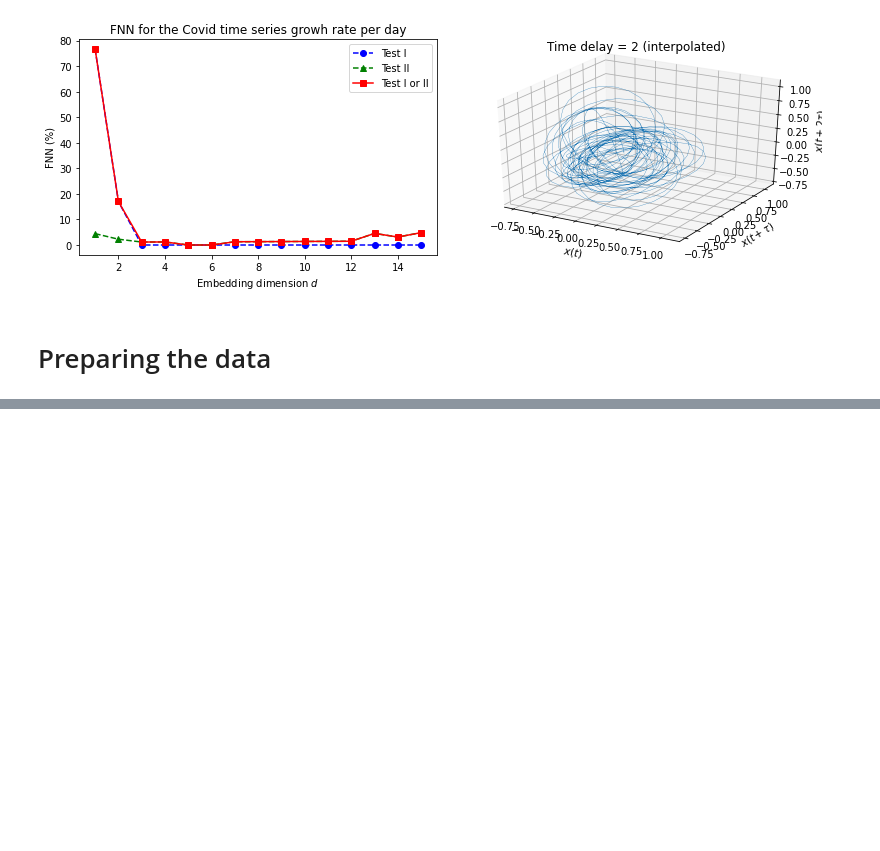
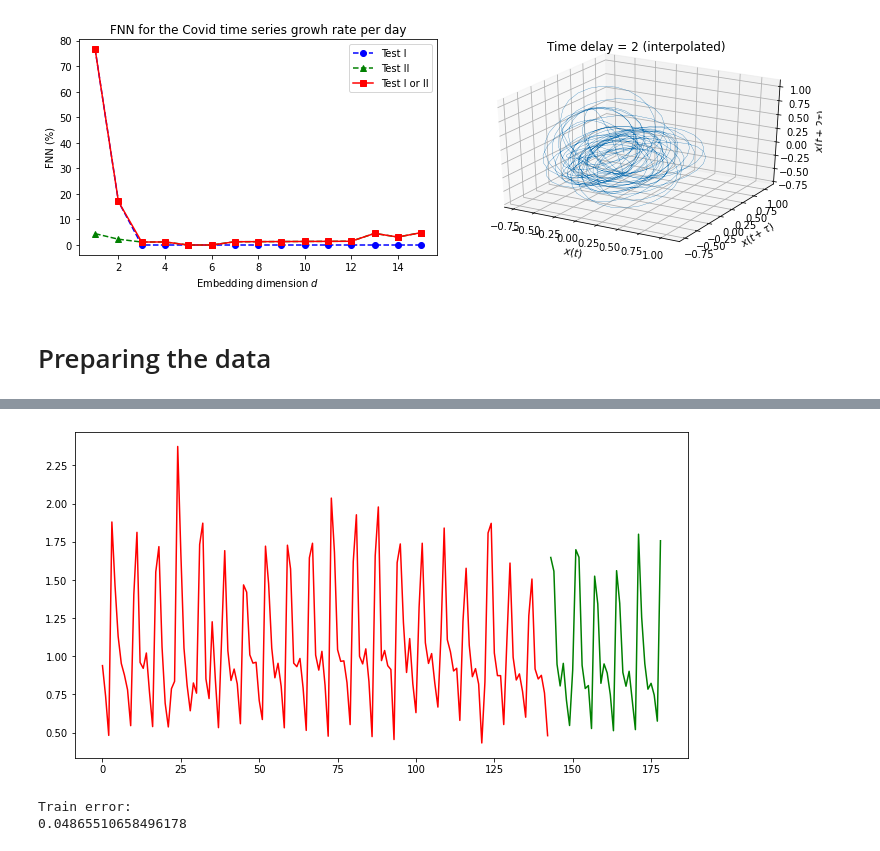
Before and after one commit to tiagoCuervo/coronacle, a Jupyter notebook: chaotic_eda.ipynb, the cells around one changed output, grey strips where cells are left out. Cells and saved outputs as stored; diff of their text form; code cells hidden in the pictures; blank space fills up the shorter version.

Commit message:
Testing approximations

```diff
--- a/chaotic_eda.ipynb
+++ b/chaotic_eda.ipynb
@@ -821,0 +1038,18 @@ plt.plot(np.array(dataset)[:, 1])
+# %%
+variable  = 'new_cases'
+x = data[variable].values[275:]
+x[x == 0] = 1.0
+timeSeries = x[1:] / x[:-1]
+timeSeries = timeSeries[np.where(~np.isnan(timeSeries))[0]]
+# %%
+split = int(0.8 * len(timeSeries))
+train, test = timeSeries[0:split], timeSeries[split:]
+trainData, trainLabels = series2AutoRegressiveDataset(train, stateDim=8, lag=4)
+testData, testLabels = series2AutoRegressiveDataset(test, stateDim=8, lag=4)
+# %%
+plt.figure(figsize=(11,6))
+plt.plot(range(0, split), train, c='r')
+plt.plot(range(split, len(timeSeries)), test, c='g')
+plt.show()
+# %% [output]
+[figure, added]
@@ -821,0 +1061,8 @@ plt.plot(np.array(dataset)[:, 1])
+# %%
+pred_training = esn.fit(trainData, trainLabels)
+
+trainApproximation = esn.predict(trainData)
+print("Train error: \n"+str(np.sqrt(np.mean((trainApproximation.flatten() - trainLabels)**2))))
+# %% [output]
+Train error:
+0.04865510658496178
```
Also changed, not shown: parts of 9 cells of this notebook.
